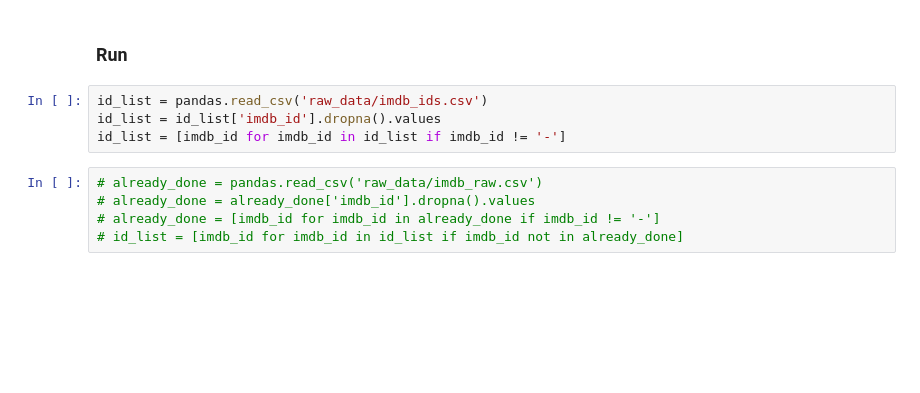
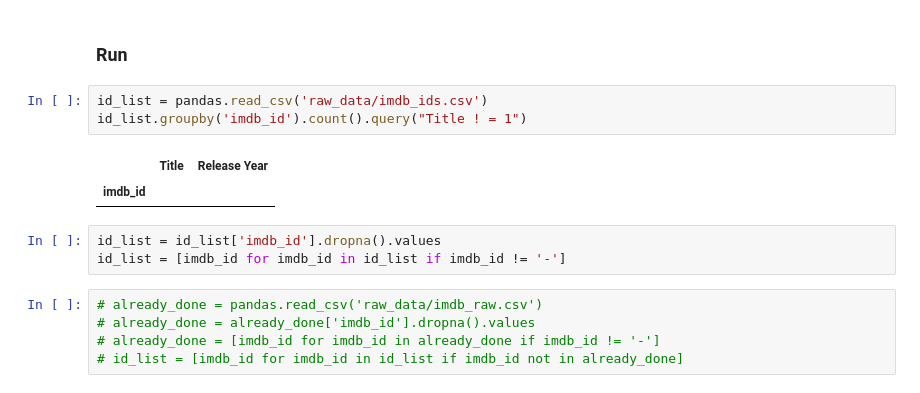
Before and after one commit to samuelluo/movies, a Jupyter notebook: scrape_imdb.ipynb, the cells around one changed output. Saved outputs shown, nothing was run; the diff lists cells and outputs as text; blank space fills up the shorter version.

```diff
--- a/scrape_imdb.ipynb
+++ b/scrape_imdb.ipynb
@@ -174,7 +174,12 @@ original_title
 # %% [markdown]
 ### Run
+# %%
+id_list = pandas.read_csv('raw_data/imdb_ids.csv')
+id_list.groupby('imdb_id').count().query("Title ! = 1")
+# %% [output]
+|  | Title | Release Year |
+| imdb_id |  |  |
 # %%
-id_list = pandas.read_csv('raw_data/imdb_ids.csv')
 id_list = id_list['imdb_id'].dropna().values
 id_list = [imdb_id for imdb_id in id_list if imdb_id != '-']
 # %%
```
Also changed, not shown: parts of 7 cells of this notebook, 13 other files.
